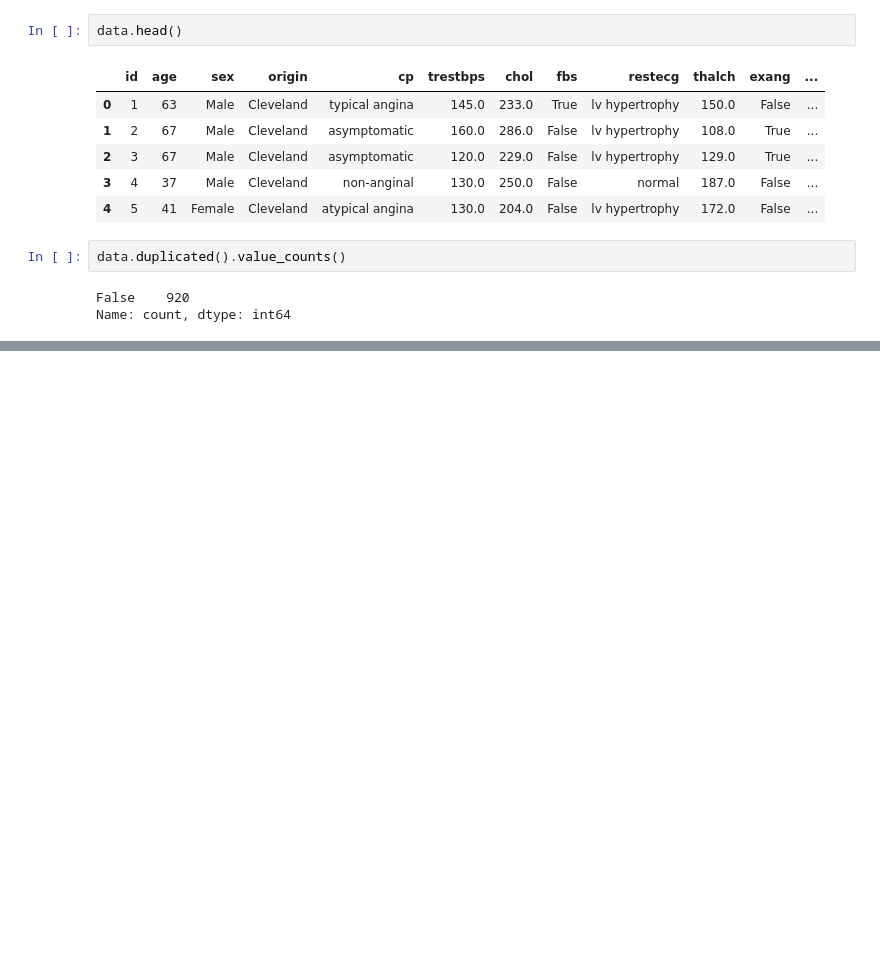
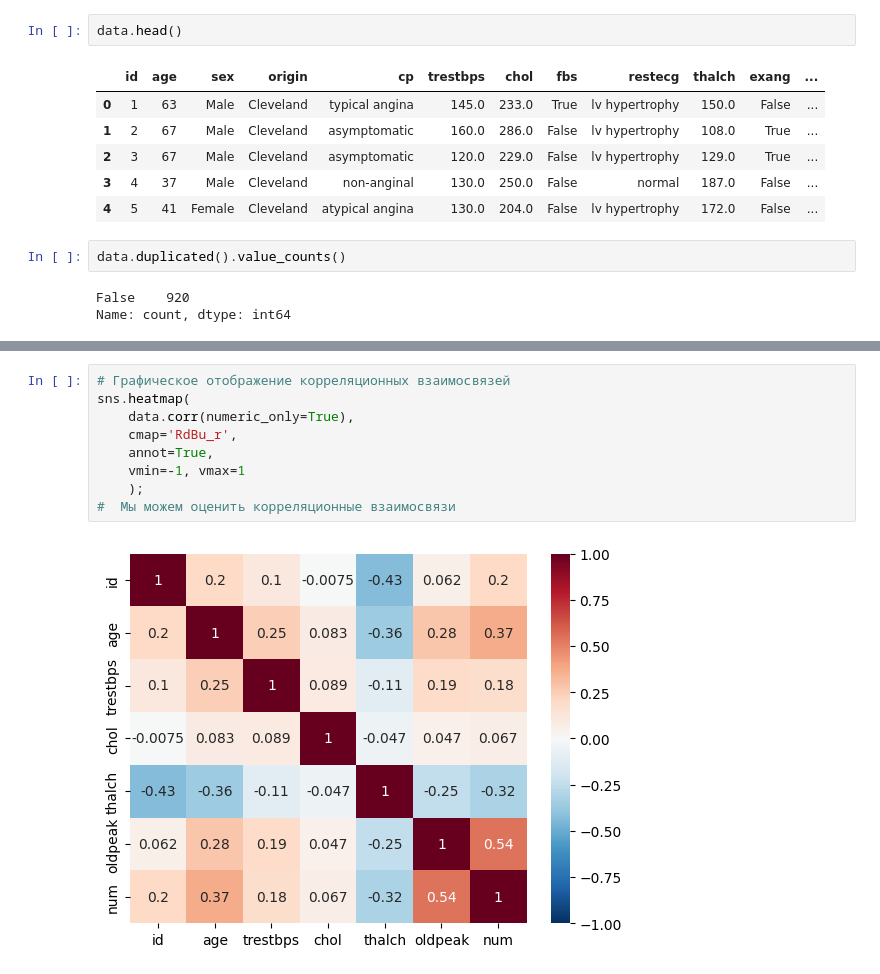
Before and after one commit to olesyaRU/OlesyaRuban, a Jupyter notebook: Итоговый проект2/heart_disease.ipynb, the cells around one changed output, grey strips where cells are left out. Drawn from its saved outputs; the diff is of its cells as text; blank space fills up the shorter version.

```diff
--- a/Итоговый проект2/heart_disease.ipynb
+++ b/Итоговый проект2/heart_disease.ipynb
@@ -132,0 +483,11 @@ NameError: name 'sm' is not defined
+# %%
+# Графическое отображение корреляционных взаимосвязей
+sns.heatmap(
+    data.corr(numeric_only=True),
+    cmap='RdBu_r',
+    annot=True,
+    vmin=-1, vmax=1
+    );
+#  Мы можем оценить корреляционные взаимосвязи
+# %% [output]
+[figure, added]
```
Also changed, not shown: parts of 35 cells of this notebook, 3 other files.
